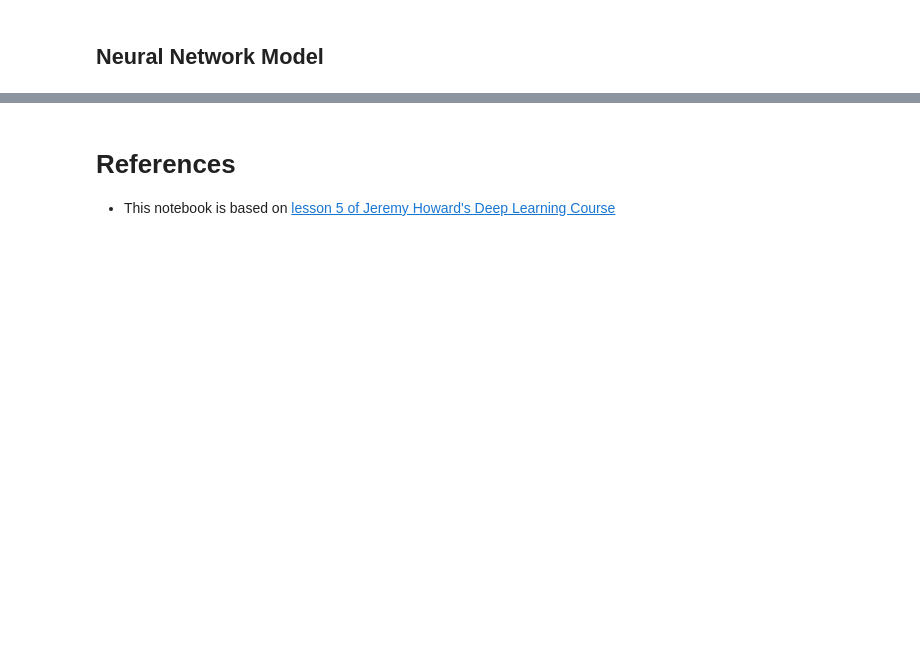
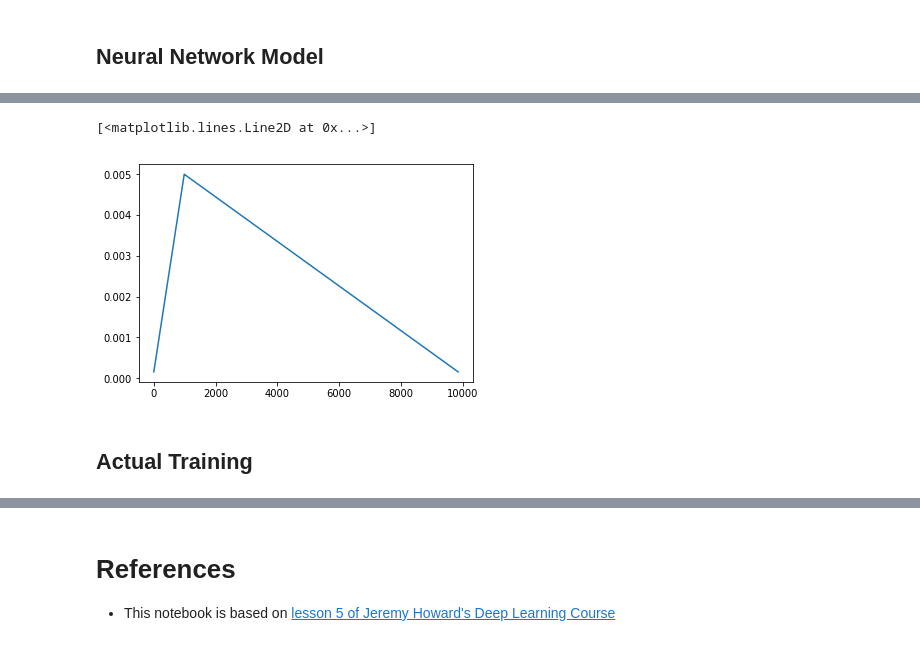
Before and after one commit to danielgrzenda/CF-Netflix, a Jupyter notebook: combined-collab-netflix.ipynb, the cells around one changed output, grey strips where cells are left out. Cells and saved outputs as stored; diff of their text form; code cells hidden in the pictures; blank space fills up the shorter version.

```diff
--- a/combined-collab-netflix.ipynb
+++ b/combined-collab-netflix.ipynb
@@ -119,6 +135,10 @@ df.head()
 # %%
-test_size = int(len(df)-len(df)*0.8)
-train_size = len(df) - test_size
-test_df = df.tail(test_size)
+test_size = 1000000
+valid_size = 1000000
+train_size = len(df) - (test_size+valid_size)
+test_df = df[-2000000:]
+valid_df = df[-4000000:-2000000]
 train_df = df.head(train_size)
+print(train_df.shape, valid_df.shape, test_df.shape)
+print(df.shape)
 del df
@@ -191,7 +226,7 @@ class NetflixDataset(data.Dataset):
     def __init__(self, df, transform=None):
         self.length = len(df)
         self.y = torch.FloatTensor(df['rating'].values)
-        self.x = torch.IntTensor(df.drop('rating',axis=1).values)
+        self.x = torch.LongTensor(df.drop('rating',axis=1).values)
         self.transform = transform
 
     def __len__(self):
@@ -334,0 +424,9 @@ val loss 1.8827419536070102
+# %%
+lrs = sltr(10, len(train_dl), eta_max=0.005)
+# %%
+plt.plot(lrs)
+# %% [output]
+[<matplotlib.lines.Line2D at 0x...>]
+[figure, added]
+# %% [markdown]
+## Actual Training
```
Also changed, not shown: parts of 25 cells of this notebook, 1 other file.
